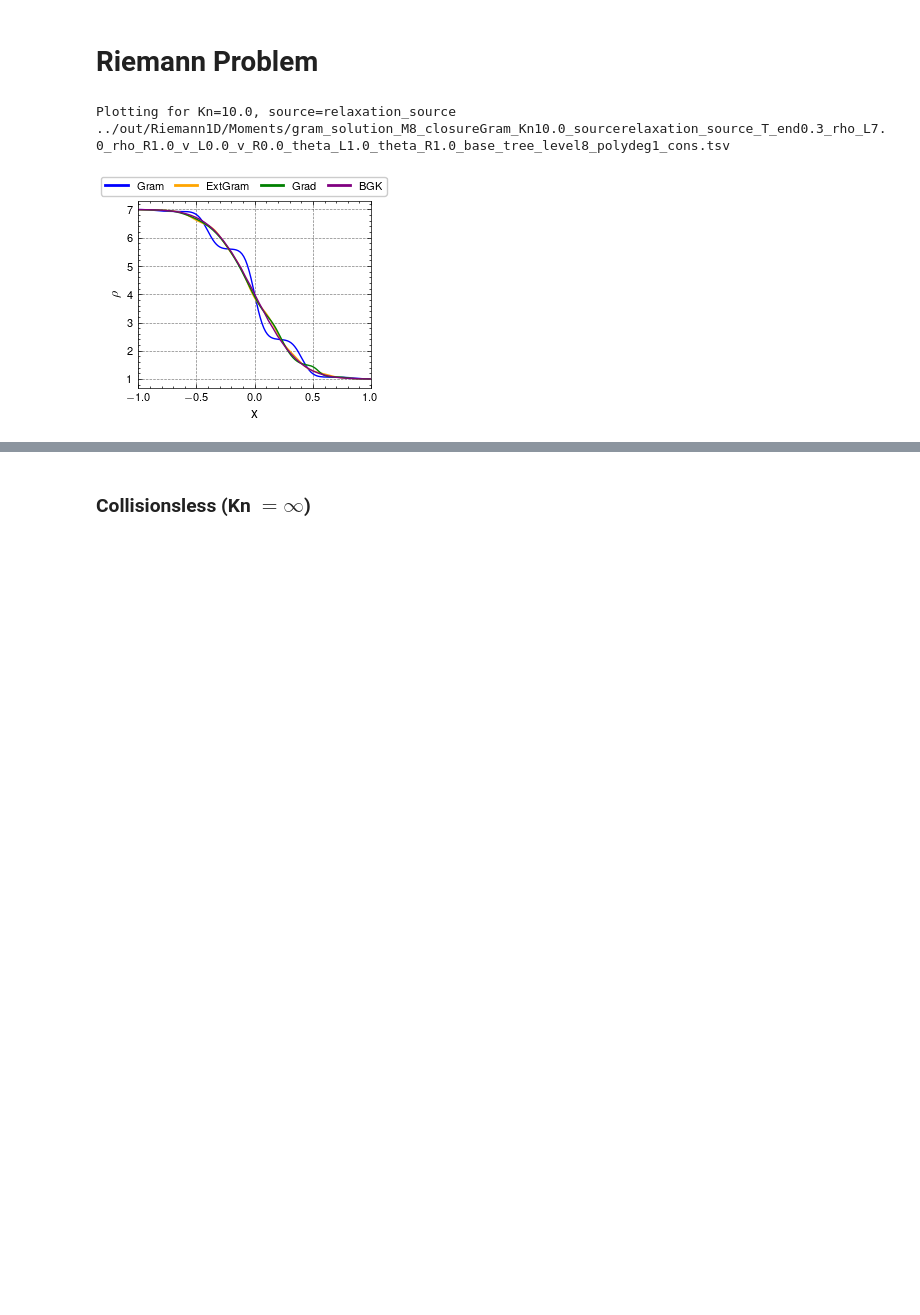
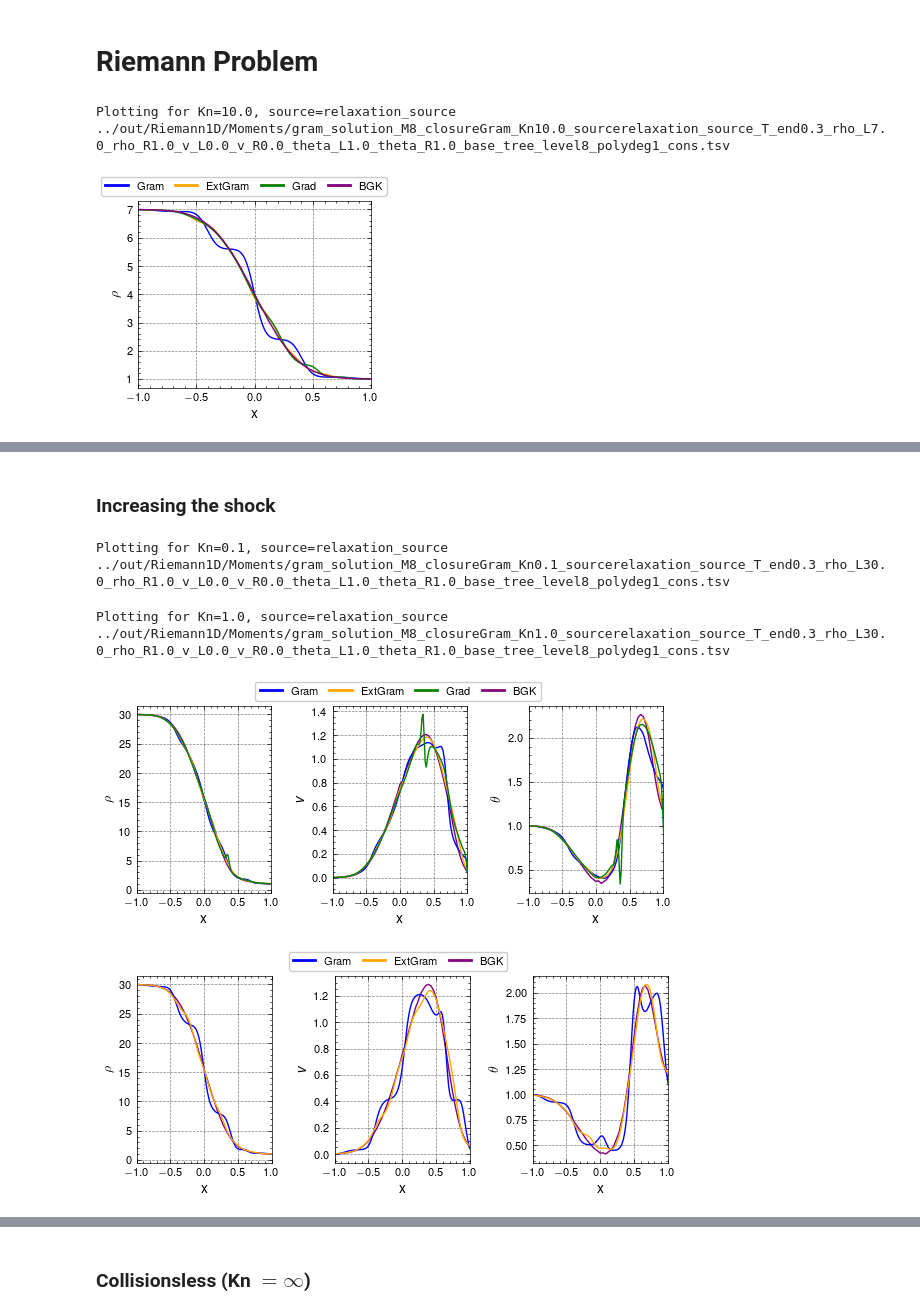
Before and after one commit to JanHab/ExtGram.jl, a Jupyter notebook: notebooks/ModelConvergence.ipynb, the cells around one changed output, grey strips where cells are left out. Saved outputs shown, nothing was run; the diff lists cells and outputs as text; code cells hidden in the pictures; blank space fills up the shorter version.

Commit message:
Model Convergence on finer grid + large shock

```diff
--- a/notebooks/ModelConvergence.ipynb
+++ b/notebooks/ModelConvergence.ipynb
@@ -390 +386,3 @@ Plotting for Kn=10.0, source=relaxation_source
 [figure]
+# %% [markdown]
+### Increasing the shock
@@ -390,0 +391,74 @@ Plotting for Kn=10.0, source=relaxation_source
+# %%
+closure_vec_high_shock = ["Gram", "ExtGram", "Grad"]
+Knudsen = [0.1, 1.0]
+
+for i in range(len(Knudsen)):
+    Kn = Knudsen[i]
+    if Kn == 1.0:
+        closure_vec_high_shock = ["Gram", "ExtGram"] # skip Grad, as diverged
+
+    print(f"Plotting for Kn={Kn}, source={source}")
+
+    filename_moments = lambda closure: f"../out/Riemann1D/Moments/gram_solution_M{M}_closure{closure}_Kn{Kn}_source{source}_T_end{T_end}_rho_L{rho_L}_rho_R{rho_R}_v_L{v_L}_v_R{v_R}_theta_L{theta_L}_theta_R{theta_R}_base_tree_level{base_tree_level}_polydeg{polydeg}_cons.tsv"
+    print(filename_moments("Gram"))
+    data_bgk = pd.read_csv(f'../out/Riemann1D/BGK/bgk_solution_N{N}_c_l{c_L}_c_u{c_R}_Kn{Kn}_source{source}_T_end{T_end}_rho_L{rho_L}_rho_R{rho_R}_v_L{v_L}_v_R{v_R}_theta_L{theta_L}_theta_R{theta_R}_base_tree_level{base_tree_level_bgk}_polydeg{polydeg}_x_left{x_left_BGK}_x_right{x_right_BGK}_rho_v_p.csv')
+
+    colors = ['blue', 'orange', 'green', 'red', 'purple']
+
+    fig, axs = plt.subplots(1, 3)
+    [ax.set_xlim(-1, 1) for ax in axs]
+    [ax.set_xlabel('x') for ax in axs]
+    [ax.set_ylabel(label) for ax, label in zip(axs, ['$\\rho$', '$v$', '$\\theta$'])]
+
+    closure_elements = [
+        Line2D([0], [0], color=colors[i], lw=2, label=closure_vec_high_shock[i]) for i in range(len(closure_vec_high_shock))
+    ] + [Line2D([0], [0], color=colors[4], lw=2, label='BGK')]
+
+    leg = fig.legend(
+        handles=closure_elements,
+        loc='upper center',
+        bbox_to_anchor=(0.52, 1.06),
+        ncol=5,
+        # frameon=True,
+        columnspacing=1.0 # Adjust spacing between columns
+    )
+
+    # BGK
+    x_bgk = data_bgk['x'].to_numpy()
+
+    rho_bgk = data_bgk['rho'].to_numpy()
+    axs[0].plot(x_bgk, rho_bgk, color=colors[4])
+
+    v_bgk = data_bgk['v'].to_numpy()
+    axs[1].plot(x_bgk, v_bgk, color=colors[4])
+
+    p_bgk = data_bgk['p'].to_numpy()
+    theta_bgk = p_bgk / rho_bgk
+    axs[2].plot(x_bgk, theta_bgk, color=colors[4])
+    fig.tight_layout()
+    fig.savefig(f'../out/Figures/ModelConvergence/CompareMethods_M8_rho_L_30_Kn{Kn}_source{source}_BGK.pdf', bbox_inches='tight')
+    for j, closure in enumerate(closure_vec_high_shock):
+        file = filename_moments(closure)
+        x, u, _ = sol_final(file)
+        rho = u[:, 0]
+        v = u[:, 1] / rho
+        p = (u[:, 2] - rho * v**2) # ?1/2 * u[:, 2]
+        theta = p / rho
+
+        axs[0].plot(x, rho, color=colors[j])
+        axs[1].plot(x, v, color=colors[j])
+        axs[2].plot(x, theta, color=colors[j])
+
+        fig.tight_layout()
+        fig.savefig(f'../out/Figures/ModelConvergence/CompareMethods_M8_rho_L_30_Kn{Kn}_source{source}_{j}.pdf', bbox_inches='tight')
+
+    fig.tight_layout()
+    fig.savefig(f'../out/Figures/ModelConvergence/CompareMethods_M8_rho_L_30_Kn{Kn}_source{source}.pdf', bbox_inches='tight')
+    fig.show()
+# %% [output]
+Plotting for Kn=0.1, source=relaxation_source
+../out/Riemann1D/Moments/gram_solution_M8_closureGram_Kn0.1_sourcerelaxation_source_T_end0.3_rho_L30.0_rho_R1.0_v_L0.0_v_R0.0_theta_L1.0_theta_R1.0_base_tree_level8_polydeg1_cons.tsv
+Plotting for Kn=1.0, source=relaxation_source
+../out/Riemann1D/Moments/gram_solution_M8_closureGram_Kn1.0_sourcerelaxation_source_T_end0.3_rho_L30.0_rho_R1.0_v_L0.0_v_R0.0_theta_L1.0_theta_R1.0_base_tree_level8_polydeg1_cons.tsv
+[figure, added]
+[figure, added]
```
Also changed, not shown: parts of 7 cells of this notebook.
